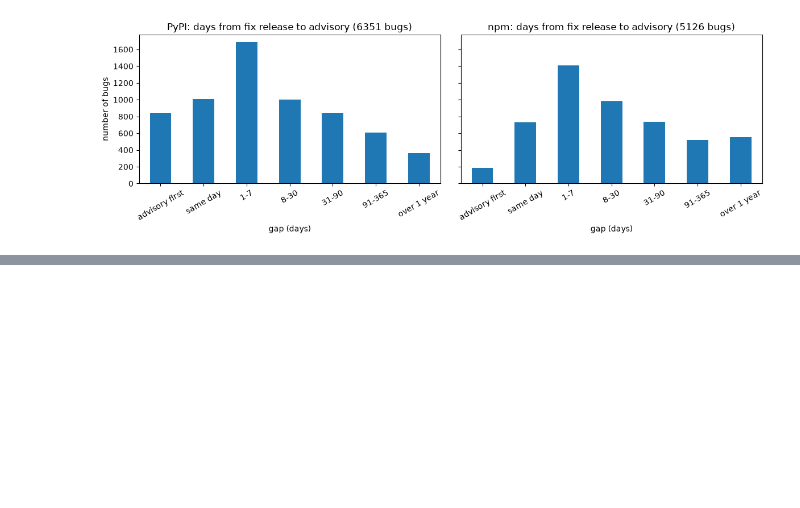
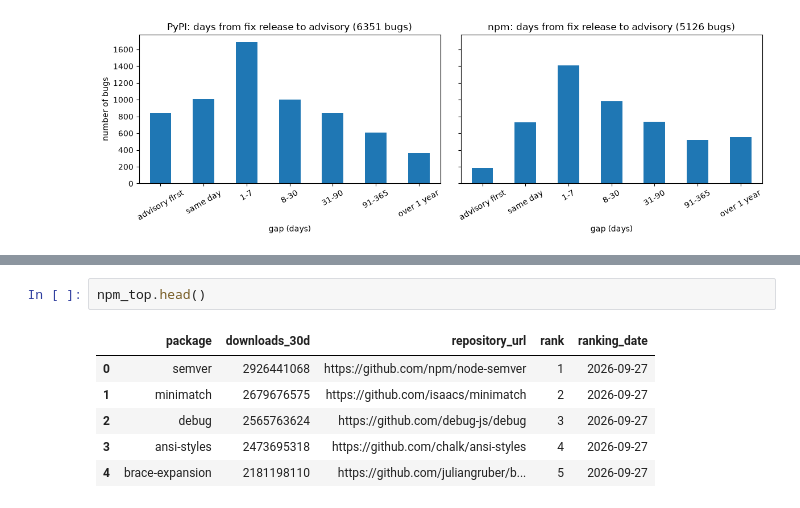
Before and after one commit to AlaeRhazouani/Augur, a Jupyter notebook: learning/02_osv_explore.ipynb, the cells around one changed output, grey strips where cells are left out. Cells and saved outputs as stored; diff of their text form; blank space fills up the shorter version.

```diff
--- a/learning/02_osv_explore.ipynb
+++ b/learning/02_osv_explore.ipynb
@@ -501,0 +576,9 @@ npm {'advisory first': 187, 'same day': 731, '1-7': 1411, '8-30': 984, '31-90':
+# %%
+npm_top.head()
+# %% [output]
+|  | package | downloads_30d | repository_url | rank | ranking_date |
+| 0 | semver | 2926441068 | https://github.com/npm/node-semver | 1 | 2026-09-27 |
+| 1 | minimatch | 2679676575 | https://github.com/isaacs/minimatch | 2 | 2026-09-27 |
+| 2 | debug | 2565763624 | https://github.com/debug-js/debug | 3 | 2026-09-27 |
+| 3 | ansi-styles | 2473695318 | https://github.com/chalk/ansi-styles | 4 | 2026-09-27 |
+| 4 | brace-expansion | 2181198110 | https://github.com/juliangruber/b... | 5 | 2026-09-27 |
```
Also changed, not shown: parts of 12 cells of this notebook, 1 other file.
